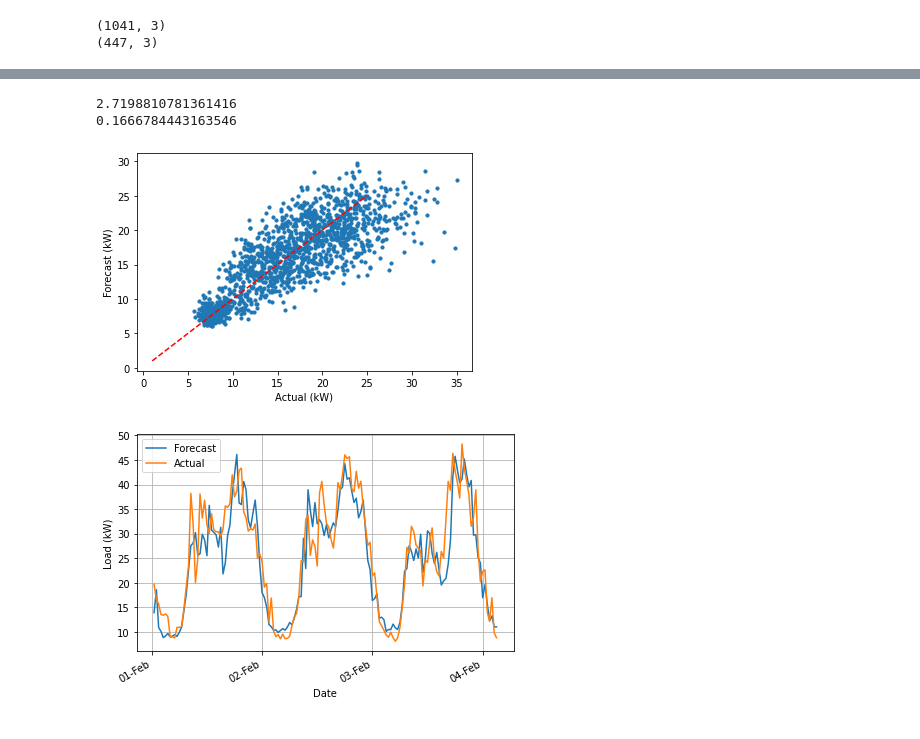
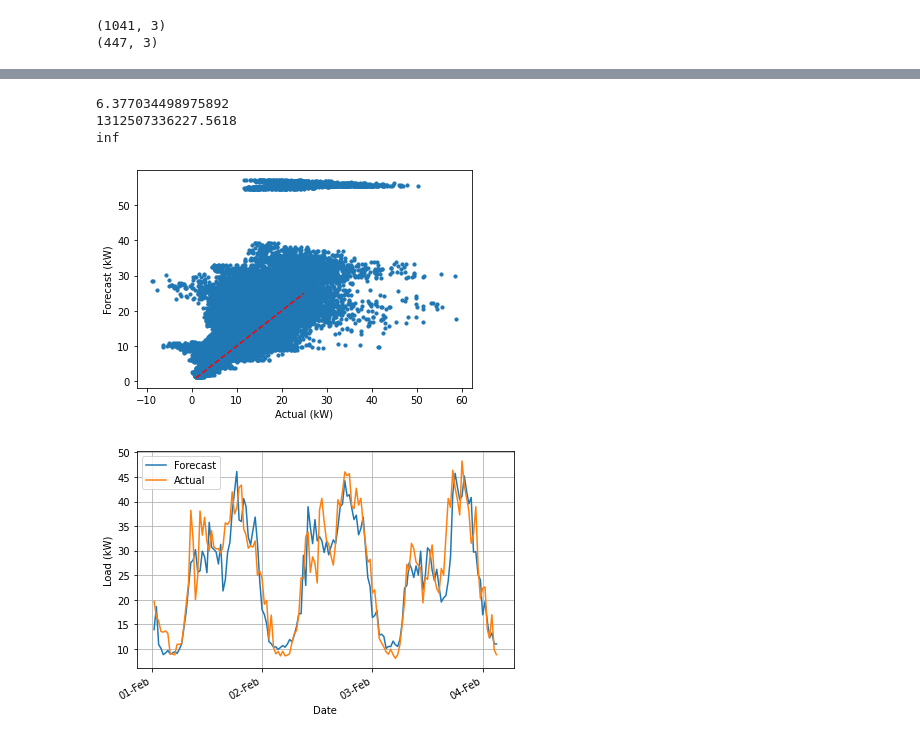
Before and after one commit to stait20/Code, a Jupyter notebook: scikit/LinearRegression.ipynb, the cells around one changed output, grey strips where cells are left out. Drawn from its saved outputs; the diff is of its cells as text; code cells hidden in the pictures.

Commit message:
graphing

```diff
--- a/scikit/LinearRegression.ipynb
+++ b/scikit/LinearRegression.ipynb
@@ -28,6 +28,7 @@ for x in times:
 
 df['DoW'] = DoW
 df['HoD'] = HoD
-df['MoY'] = MoY
+#df['MoY'] = MoY
 
 df['crawford_pers_forecast'] = df['crawfordCrescent_F3'].shift(336, axis=0)
+df['crawford_pers_forecast_1day'] = df['crawfordCrescent_F3'].shift(48, axis=0)
@@ -38,0 +35,6 @@ df[predictors] = df[predictors]/df[predictors].max()
+# %%
+targetColumns = list(df.columns[1:4]) + list(df.columns[5:19]) + list(df.columns[21:22])
+#predictors = list(df.columns[23:32])
+
+predictors = ['DoW', 'HoD']
+df[predictors] = df[predictors]/df[predictors].max()
@@ -50,7 +74,7 @@ df[predictors] = df[predictors]/df[predictors].max()
 (447, 3)
 # %%
 X = np.split(df[predictors].values, [336,7247,8687])
-y = np.split(df[targetColumn].values, [336,7247,8687])
+y = np.split(df[targetColumns].values, [336,7247,8687])
 
 X_train = X[1]
 X_test = X[2]
@@ -71,18 +112,22 @@ array([[ 1.17389003,  2.93593142, 28.69162695, 25.06943352, -3.85453761]])
 # %%
-y_pred = reg.predict(X_test)
-print(mean_absolute_error(y_test, y_pred))
-print(mean_absolute_percentage_error(y_test, y_pred))
+y_pred = np.ravel(reg.predict(X_test))
+y_real = np.ravel(y_test)
+print(mean_absolute_error(y_real, y_pred))
+print(mean_absolute_percentage_error(y_real, y_pred))
 
-plt.scatter(y_test, y_pred, s=10)
+print(np.mean(np.abs((y_real - y_pred) / y_real)) * 100)
+
+plt.scatter(y_real, y_pred, s=10)
 plt.plot([1,25], [1,25], c="r",ls="--")
 plt.xlabel("Actual (kW)")
 plt.ylabel("Forecast (kW)")
 #plt.savefig("linear.jpg", dpi=300)
 plt.show()
 # %% [output]
-2.7198810781361416
-0.1666784443163546
+6.377034498975892
+1312507336227.5618
+inf
-[figure, old version]
+[figure, new version]
 # %%
 l = 1488
 h = 1488 + 150
```
Also changed, not shown: parts of 4 cells of this notebook, 6 other files.
